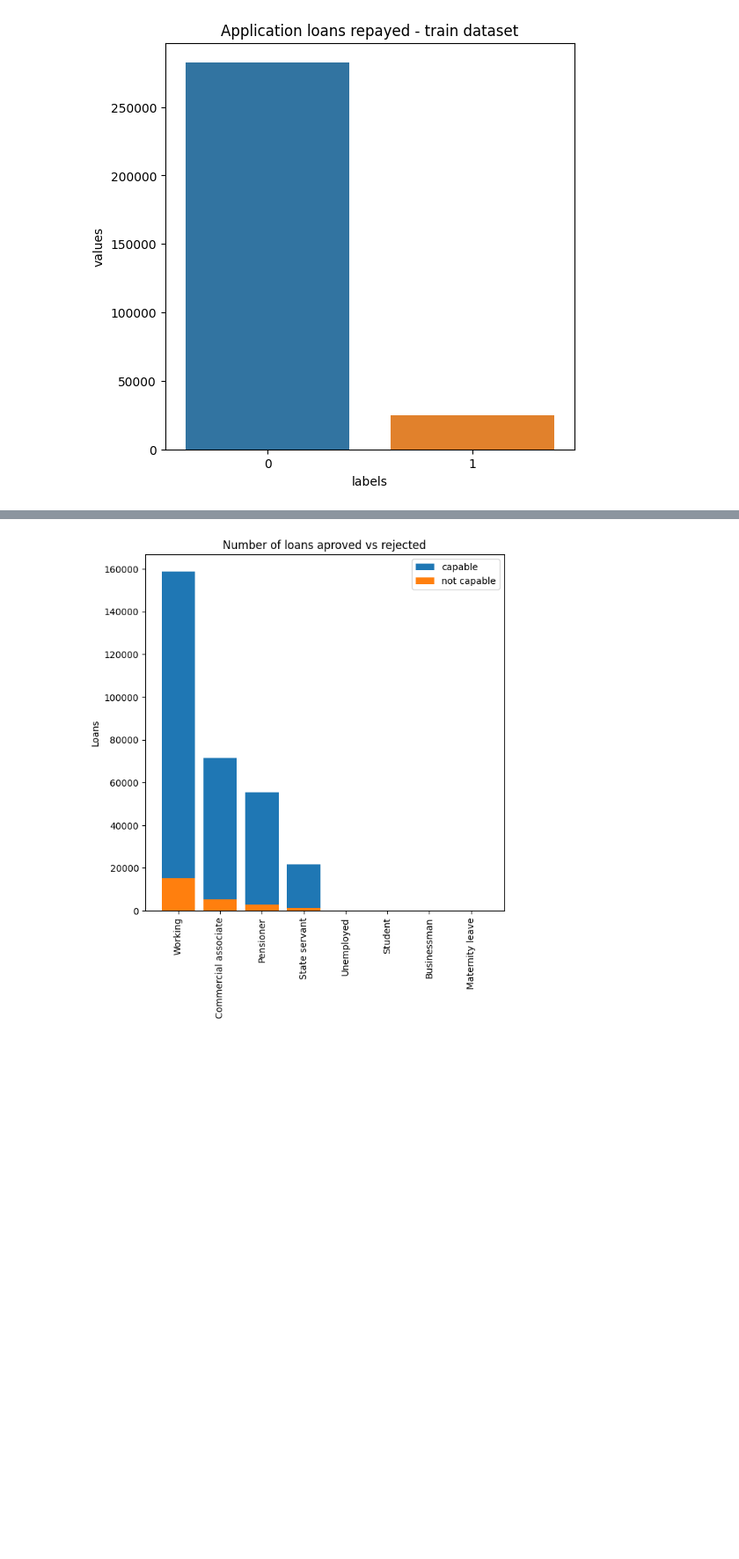
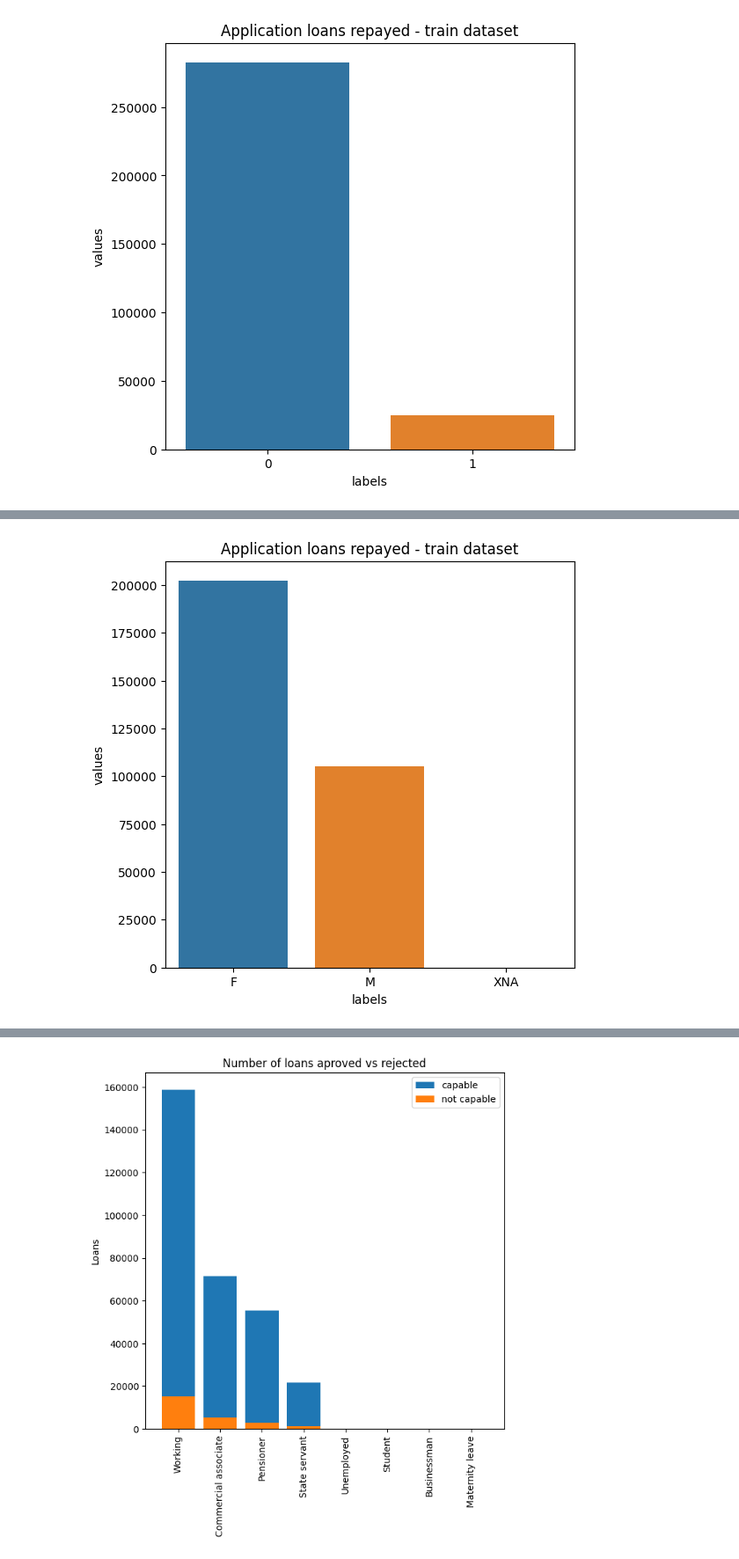
Before and after one commit to DaiTensa/projetscoring, a Jupyter notebook: notebook/01_EDA.ipynb, the cells around one changed output, grey strips where cells are left out. Shown at 88% size. Cells and saved outputs as stored; diff of their text form; code cells hidden in the pictures; blank space fills up the shorter version.

```diff
--- a/notebook/01_EDA.ipynb
+++ b/notebook/01_EDA.ipynb
@@ -620,0 +674,4 @@ bar_plot(application_train, feature="TARGET", bar_title="Application loans repay
+# %%
+bar_plot(application_train, feature="CODE_GENDER", bar_title="Application loans repayed - train dataset")
+# %% [output]
+[figure, added]
```
Also changed, not shown: parts of 8 cells of this notebook, 2 other files.
